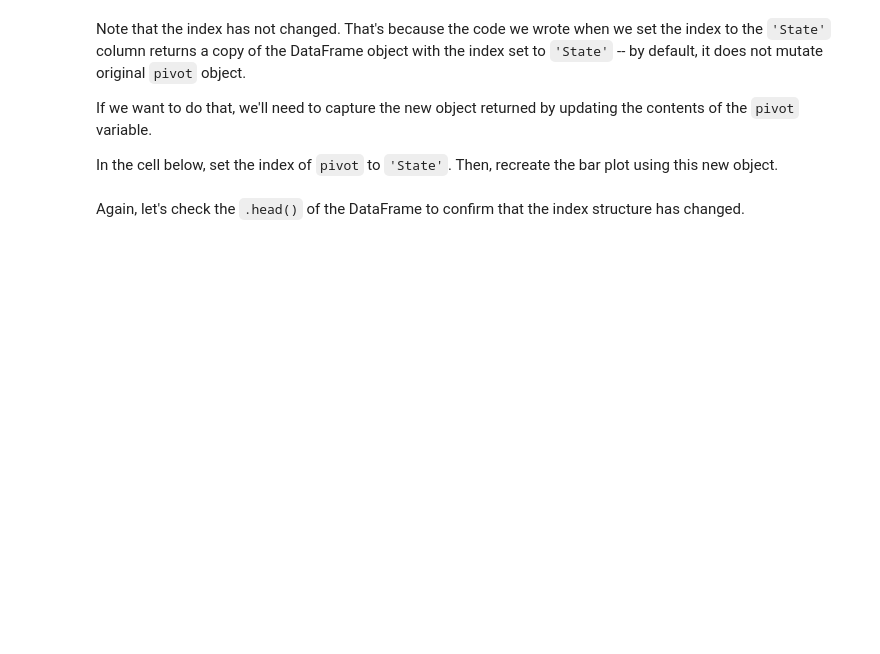
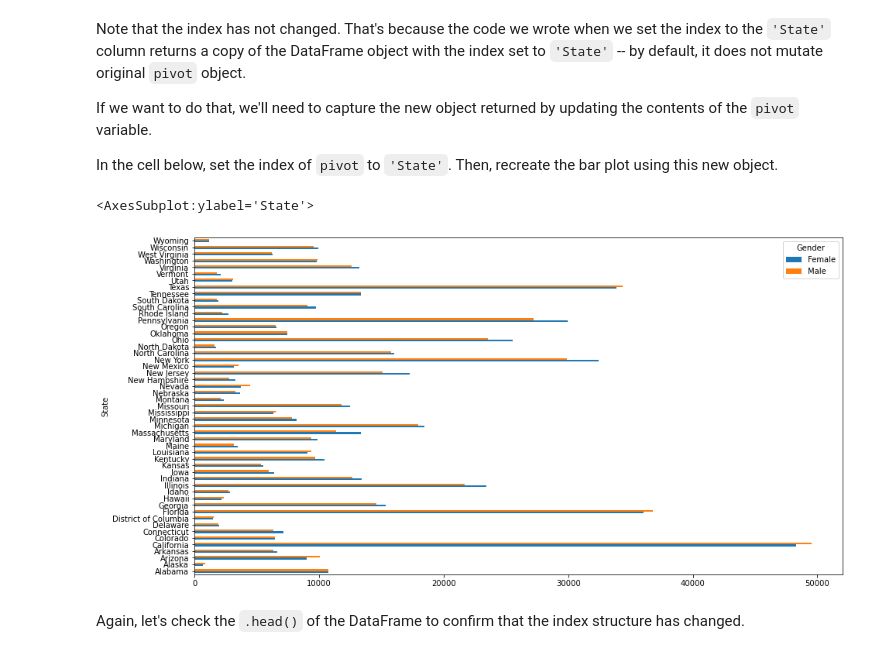
Before and after one commit to kevgross89/dsc-pivot-tables-pandas-lab, a Jupyter notebook: index.ipynb, the cells around one changed output. Cells and saved outputs as stored; diff of their text form; code cells hidden in the pictures; blank space fills up the shorter version.

```diff
--- a/index.ipynb
+++ b/index.ipynb
@@ -310,6 +449,11 @@ If we want to do that, we'll need to capture the new object returned by updating
 In the cell below, set the index of `pivot` to `'State'`.  Then, recreate the bar plot using this new object.
 # %%
 # If we wanted to more permanently change the index we would set it first and then plot:
-pivot = None
+pivot = pivot.set_index('State')
+
+pivot.plot(kind='barh', figsize=(15,8))
+# %% [output]
+<AxesSubplot:ylabel='State'>
+[figure, added]
 # %% [markdown]
 Again, let's check the `.head()` of the DataFrame to confirm that the index structure has changed.
```
Also changed, not shown: parts of 29 cells of this notebook.
